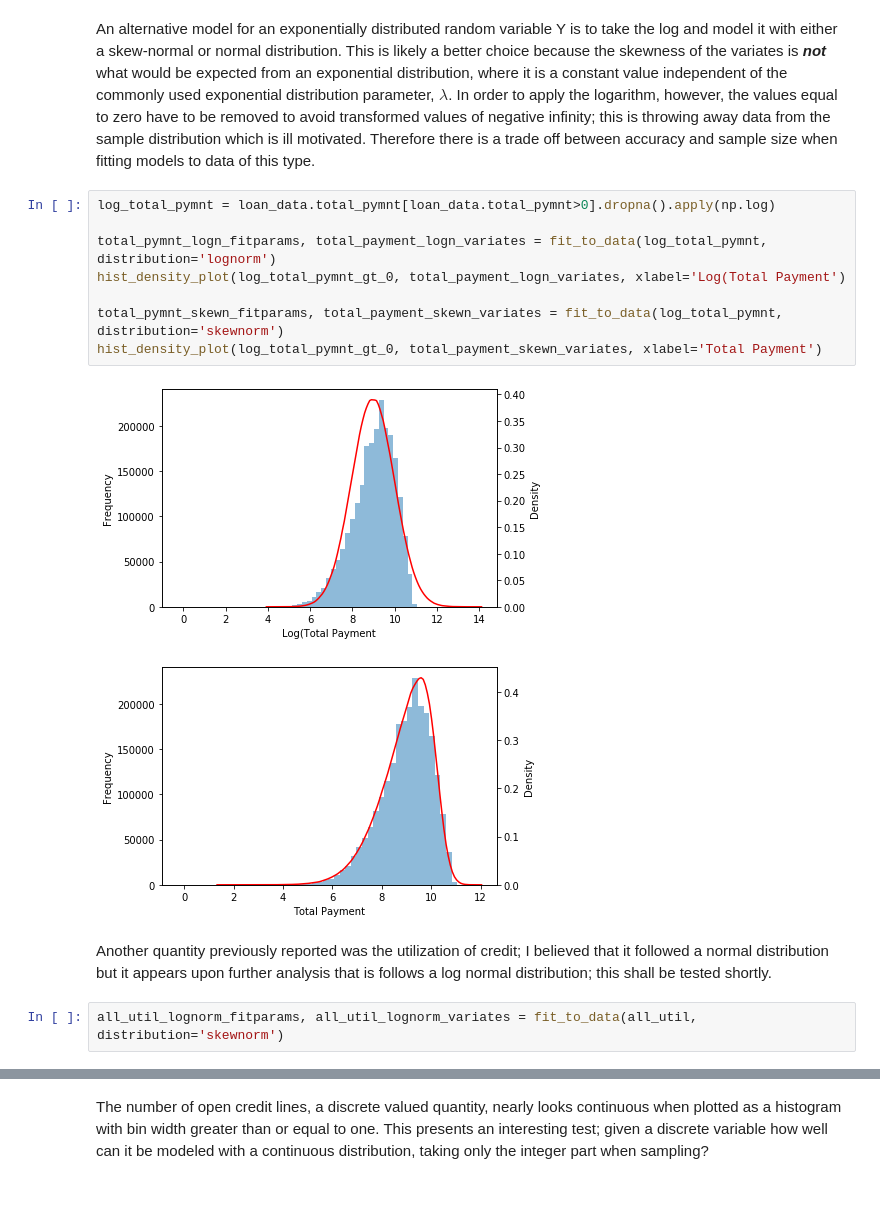
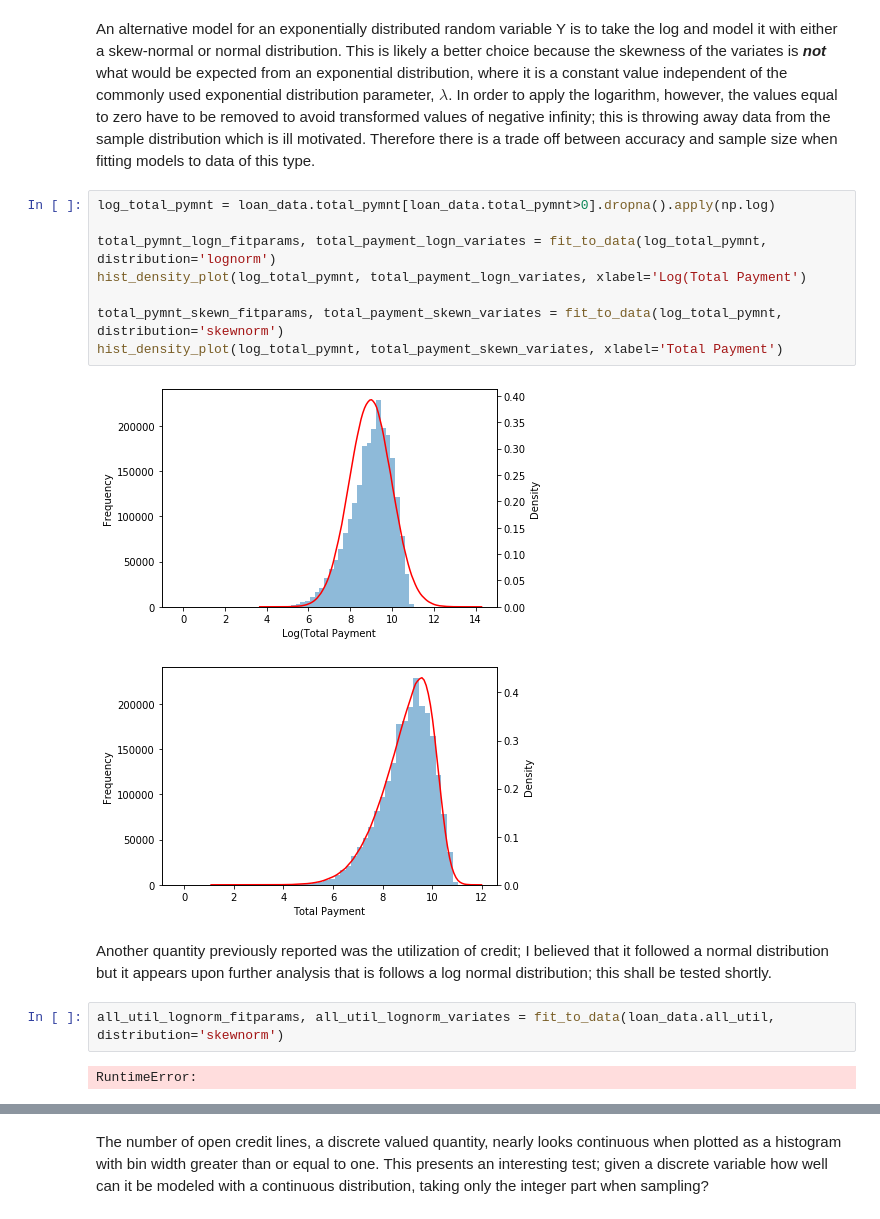
Before and after one commit to mgudorf/datsci, a Jupyter notebook: capstone1/notebooks/Statistical analysis.ipynb, the cells around one changed output, grey strips where cells are left out. Cells and saved outputs as stored; diff of their text form.

```diff
--- a/capstone1/notebooks/Statistical analysis.ipynb
+++ b/capstone1/notebooks/Statistical analysis.ipynb
@@ -122,18 +125,20 @@ it with either a skew-normal or normal distribution. This is likely a better cho
 # %%
 log_total_pymnt = loan_data.total_pymnt[loan_data.total_pymnt>0].dropna().apply(np.log)
 
 total_pymnt_logn_fitparams, total_payment_logn_variates = fit_to_data(log_total_pymnt, distribution='lognorm')
-hist_density_plot(log_total_pymnt_gt_0, total_payment_logn_variates, xlabel='Log(Total Payment')
+hist_density_plot(log_total_pymnt, total_payment_logn_variates, xlabel='Log(Total Payment')
 
 total_pymnt_skewn_fitparams, total_payment_skewn_variates = fit_to_data(log_total_pymnt, distribution='skewnorm')
-hist_density_plot(log_total_pymnt_gt_0, total_payment_skewn_variates, xlabel='Total Payment')
+hist_density_plot(log_total_pymnt, total_payment_skewn_variates, xlabel='Total Payment')
 # %% [output]
-[figure, old version]
+[figure, new version]
 [figure]
 # %% [markdown]
 Another quantity previously reported was the utilization of credit; I believed that it followed a normal distribution
 but it appears upon further analysis that is follows a log normal distribution; this shall be tested shortly.
 # %%
-all_util_lognorm_fitparams, all_util_lognorm_variates = fit_to_data(all_util, distribution='skewnorm')
+all_util_lognorm_fitparams, all_util_lognorm_variates = fit_to_data(loan_data.all_util, distribution='skewnorm')
+# %% [output]
+RuntimeError:
 # %%
 hist_density_plot(loan_data.all_util, all_util_lognorm_variates, xlabel='Utilization of total credit (%)')
```
Also changed, not shown: parts of 7 cells of this notebook, 4 other files.
